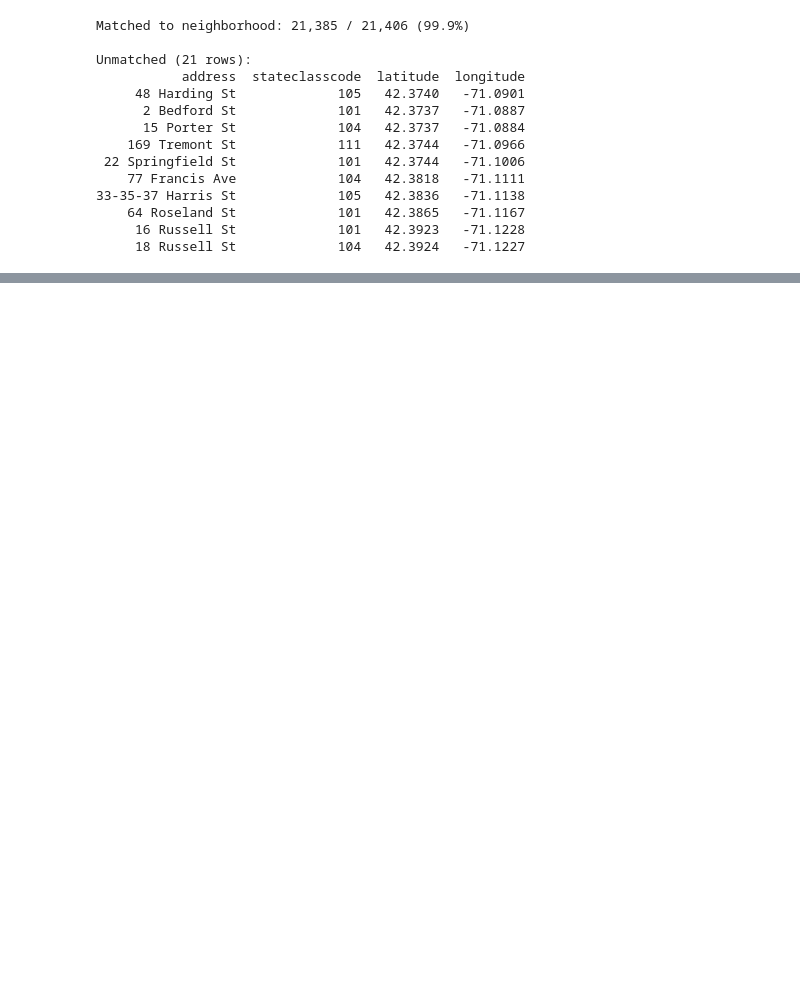
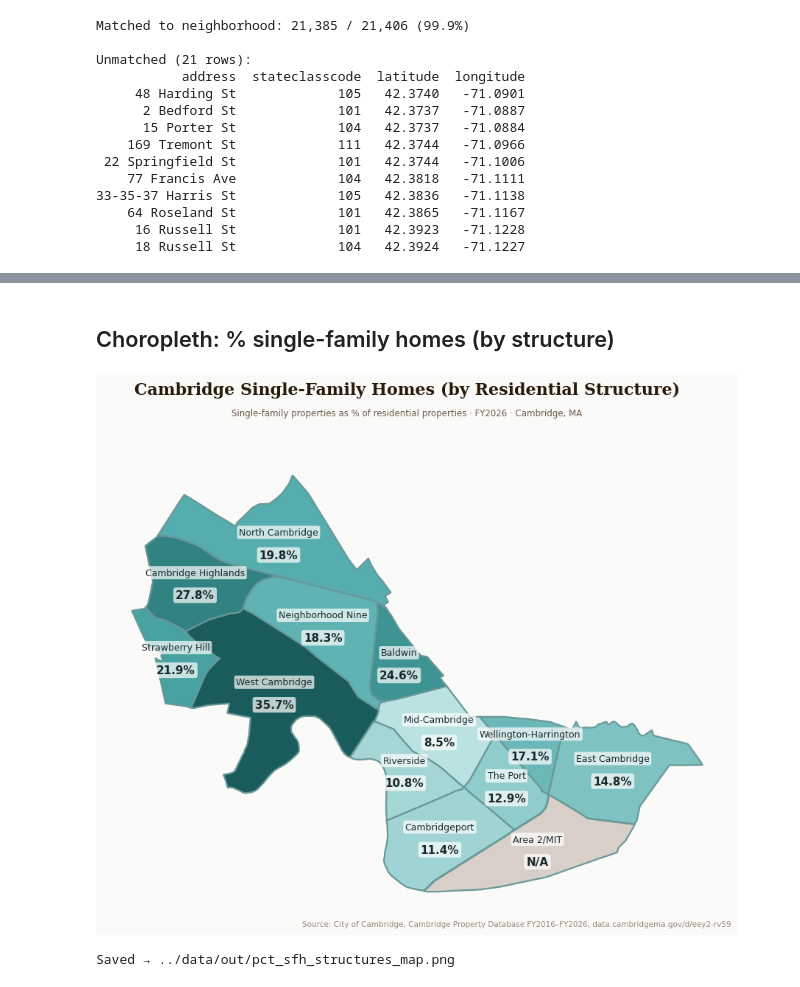
Before and after one commit to abettercambridge/public-posts, a Jupyter notebook: cambridge-housing-affordability/notebooks/02_property_assessments.ipynb, the cells around one changed output, grey strips where cells are left out. Saved outputs shown, nothing was run; the diff lists cells and outputs as text; code cells hidden in the pictures; blank space fills up the shorter version.

```diff
--- a/cambridge-housing-affordability/notebooks/02_property_assessments.ipynb
+++ b/cambridge-housing-affordability/notebooks/02_property_assessments.ipynb
@@ -403,0 +361,39 @@ Saved → data/out/pct_sfh_map.png
+# %% [markdown]
+## Choropleth: % single-family homes (by structure)
+# %%
+# ── Tweak these ──────────────────────────────────────────────────────────────
+TITLE    = "Cambridge Single-Family Homes (by Residential Structure)"
+SUBTITLE = "Single-family properties as % of residential properties · FY2026 · Cambridge, MA"
+OUT_PATH = DATA_OUT / "pct_sfh_structures_map.png"
+CMAP     = LinearSegmentedColormap.from_list("sfh_teal",
+               ["#f0fafa", "#b8e0e0", "#4ca8a8", "#1a5c5c"])
+GAMMA    = 0.7
+VMIN     = 2.0
+# ─────────────────────────────────────────────────────────────────────────────
+
+# Structure-based: each assessment record = one property, no unit counting needed
+pct_sfh_structures = (
+    joined[joined['neighborhood'].notna() & (joined['neighborhood'] != MIT_NAME)]
+    .groupby('neighborhood')
+    .apply(lambda g: (g['stateclasscode'] == 101).sum() / len(g) * 100)
+    .rename('pct_sfh_struct')
+    .rename_axis('NAME')
+)
+
+map_gdf = neighborhoods_utm.merge(
+    pct_sfh_structures.reset_index().rename(columns={'pct_sfh_struct': 'value'}),
+    on='NAME', how='left',
+)
+
+draw_choropleth(
+    map_gdf,
+    cmap=CMAP,
+    norm=PowerNorm(gamma=GAMMA, vmin=VMIN, vmax=map_gdf['value'].max()),
+    edge_color="#6a9898",
+    txt_color="#1a2a2a",
+    label_fn=lambda v: f"{v:.1f}%",
+    title=TITLE, subtitle=SUBTITLE, out_path=OUT_PATH,
+)
+# %% [output]
+[figure, added]
+Saved → ../data/out/pct_sfh_structures_map.png
```
Also changed, not shown: parts of 11 cells of this notebook, 6 other files.
